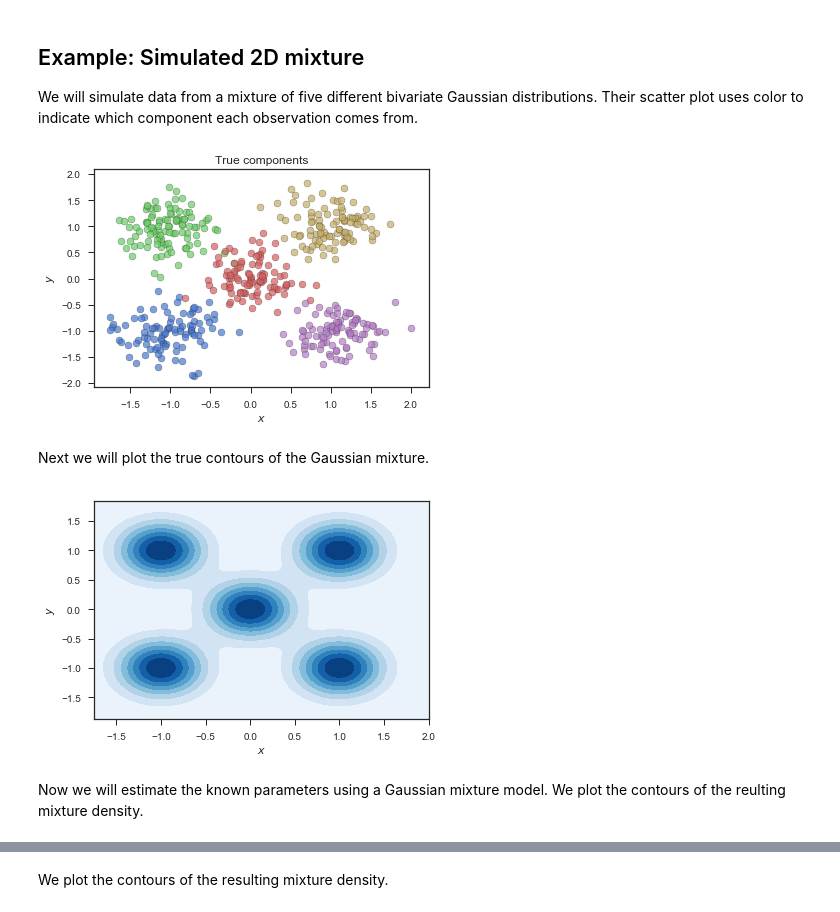
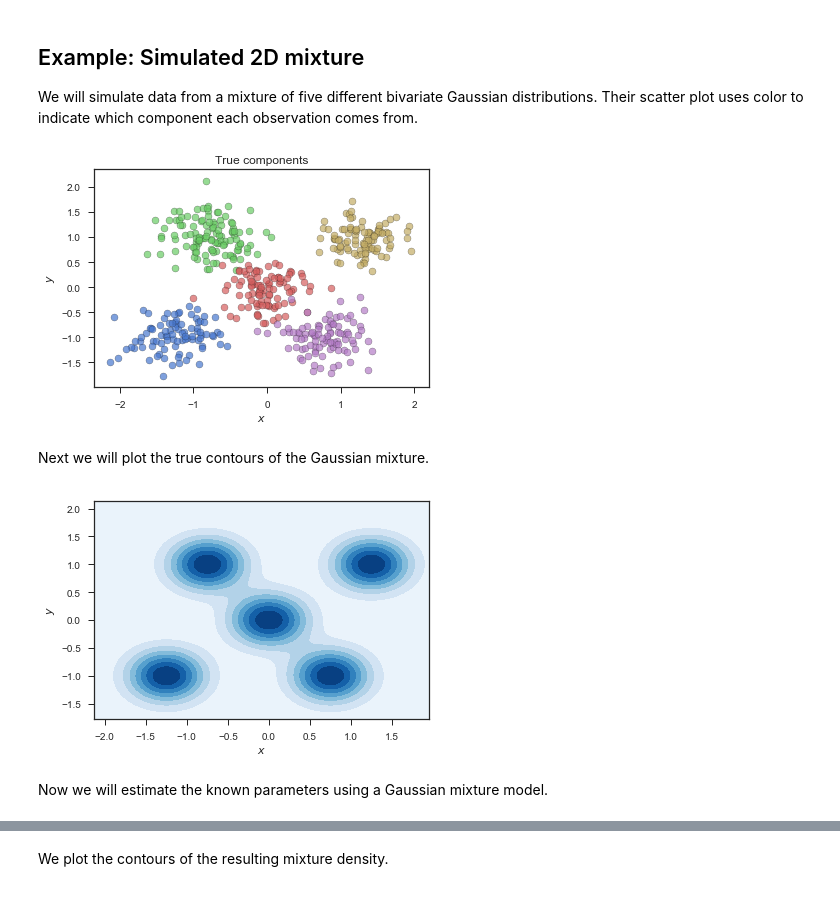
Before and after one commit to artemmavrin/StatTools, a Jupyter notebook: examples/Gaussian Mixture Models.ipynb, the cells around one changed output, grey strips where cells are left out. Drawn from its saved outputs; the diff is of its cells as text; code cells hidden in the pictures.

```diff
--- a/examples/Gaussian Mixture Models.ipynb
+++ b/examples/Gaussian Mixture Models.ipynb
@@ -37,0 +31,13 @@ Wall time: 1.1 s
+# %%
+gmm = GaussianMixture(k=2, random_state=0)
+gmm.fit(data)
+
+plt.figure()
+for i, scores in enumerate(gmm.scores):
+    plt.plot(scores, label=f"EM run {i} ({len(scores) - 1} iterations)")
+plt.legend(loc="best", frameon=True, shadow=True)
+plt.xlabel("Iteration")
+plt.ylabel("Log-likelihood")
+plt.title("Convergence of the log-likelihood")
+plt.show()
+plt.close()
@@ -43,9 +53,10 @@ x = data.Duration
 y = data.Wait
 plt.figure()
 for i in range(2):
-    plt.scatter(x[labels == i], y[labels == i], edgecolor="k", alpha=0.7)
+    plt.scatter(x[labels == i], y[labels == i], edgecolor="k", alpha=0.7, label=f"Component {i}")
 plt.xlabel("Eruption Duration")
 plt.ylabel("Time Until Next Eruption")
+plt.legend(loc="best", frameon=True, shadow=True)
 plt.show()
 plt.close()
 # %% [output]
@@ -103,0 +123,13 @@ Wall time: 2.29 s
+# %%
+gmm = GaussianMixture(k=3, random_state=rs)
+gmm.fit(x)
+
+plt.figure()
+for i, scores in enumerate(gmm.scores):
+    plt.plot(scores, label=f"EM run {i} ({len(scores) - 1} iterations)")
+plt.legend(loc="best", frameon=True, shadow=True)
+plt.xlabel("Iteration")
+plt.ylabel("Log-likelihood")
+plt.title("Convergence of the log-likelihood")
+plt.show()
+plt.close()
@@ -122,33 +156,33 @@ We will simulate data from a mixture of five different bivariate Gaussian distri
 Their scatter plot uses color to indicate which component each observation comes from.
 # %%
 # Random number generator
-rs = np.random.RandomState(0)
+rs = np.random.RandomState(123)
 
 # True parameters
-means = [[-1, -1], [-1, 1], [0, 0], [1, -1], [1, 1]]
+means = [[-1.25, -1], [-0.75, 1], [0, 0], [0.75, -1], [1.25, 1]]
 covs = 0.1
 
 # Sample size
 n = 500
 
 # Create a Gaussian mixture distribution/density object
 mixture = GaussianMixtureDensity(means=means, covs=covs, random_state=rs)
 
 # Sample from the distribution
 xy, comp = mixture.sample(n=n, return_component=True)
 x = xy[:, 0]
 y = xy[:, 1]
 
 plt.figure()
 for i in range(mixture.k):
     plt.scatter(x[comp == i], y[comp == i], edgecolor="k", alpha=0.7)
 plt.xlabel("$x$")
 plt.ylabel("$y$")
 plt.title("True components")
 plt.show()
 plt.close()
 # %% [output]
-[figure, old version]
+[figure, new version]
 # %% [markdown]
 Next we will plot the true contours of the Gaussian mixture.
 # %%
@@ -161,7 +195,6 @@ plt.ylabel("$y$")
 plt.show()
 plt.close()
 # %% [output]
-[figure, old version]
+[figure, new version]
 # %% [markdown]
 Now we will estimate the known parameters using a Gaussian mixture model.
-We plot the contours of the reulting mixture density.
```
Also changed, not shown: parts of 13 cells of this notebook, 1 other file.
